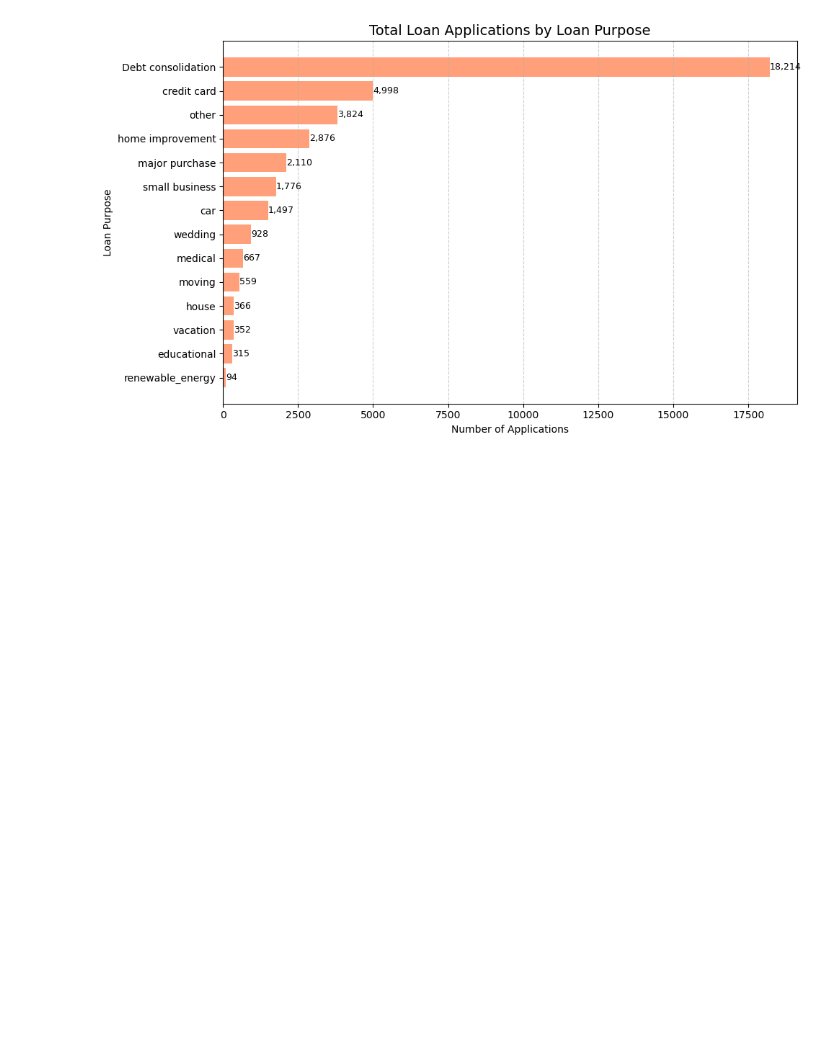
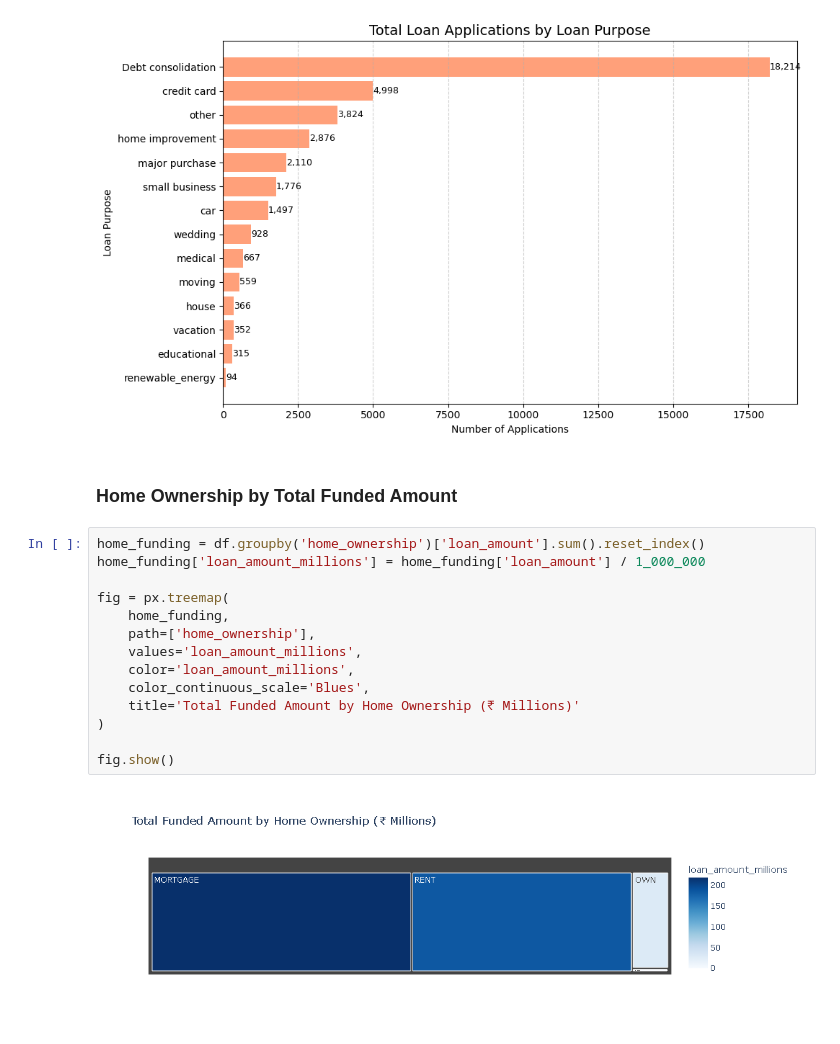
Before and after one commit to Akash2875/Bank_Loan_Analysis, a Jupyter notebook: Bank_Loan_Analysis_Project.ipynb, the cells around one changed output. Cells and saved outputs as stored; diff of their text form; blank space fills up the shorter version.

Commit message:
Add Home Ownership Charts

```diff
--- a/Bank_Loan_Analysis_Project.ipynb
+++ b/Bank_Loan_Analysis_Project.ipynb
@@ -544,3 +544,21 @@ plt.tight_layout()
 plt.show()
 # %% [output]
 [figure]
+# %% [markdown]
+### Home Ownership by Total Funded Amount
+# %%
+home_funding = df.groupby('home_ownership')['loan_amount'].sum().reset_index()
+home_funding['loan_amount_millions'] = home_funding['loan_amount'] / 1_000_000
+
+fig = px.treemap(
+    home_funding,
+    path=['home_ownership'],
+    values='loan_amount_millions',
+    color='loan_amount_millions',
+    color_continuous_scale='Blues',
+    title='Total Funded Amount by Home Ownership (₹ Millions)'
+)
+
+fig.show()
+# %% [output]
+[figure, added]
```
Also changed, not shown: parts of 4 cells of this notebook.
